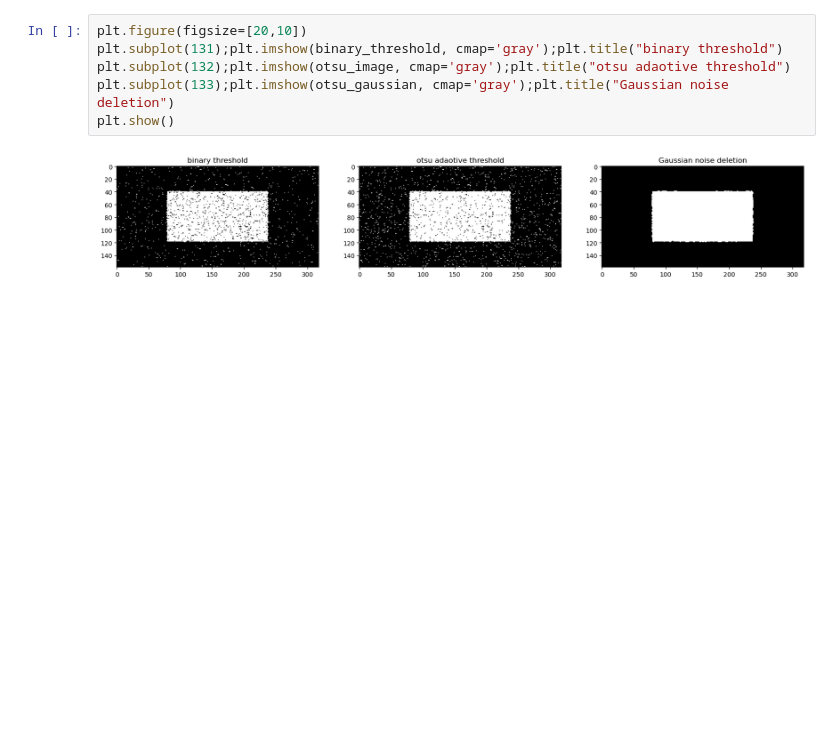
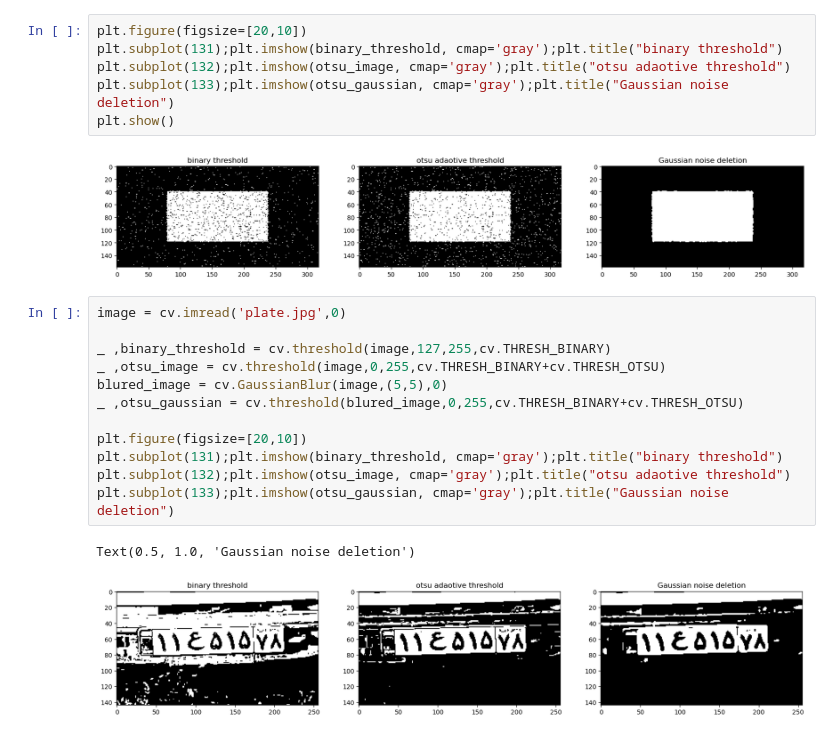
Before and after one commit to Abtinz/Computer-Vision-OpenCV-Yolo, a Jupyter notebook: OpenCV/binary processing/thresholding/otsu/otsu.ipynb, the cells around one changed output. Drawn from its saved outputs; the diff is of its cells as text; blank space fills up the shorter version.

Commit message:
plate example

```diff
--- a/OpenCV/binary processing/thresholding/otsu/otsu.ipynb
+++ b/OpenCV/binary processing/thresholding/otsu/otsu.ipynb
@@ -20,3 +20,18 @@ plt.subplot(133);plt.imshow(otsu_gaussian, cmap='gray');plt.title("Gaussian nois
 plt.show()
 # %% [output]
 [figure]
+# %%
+image = cv.imread('plate.jpg',0)
+
+_ ,binary_threshold = cv.threshold(image,127,255,cv.THRESH_BINARY)
+_ ,otsu_image = cv.threshold(image,0,255,cv.THRESH_BINARY+cv.THRESH_OTSU)
+blured_image = cv.GaussianBlur(image,(5,5),0)
+_ ,otsu_gaussian = cv.threshold(blured_image,0,255,cv.THRESH_BINARY+cv.THRESH_OTSU)
+
+plt.figure(figsize=[20,10])
+plt.subplot(131);plt.imshow(binary_threshold, cmap='gray');plt.title("binary threshold")
+plt.subplot(132);plt.imshow(otsu_image, cmap='gray');plt.title("otsu adaotive threshold")
+plt.subplot(133);plt.imshow(otsu_gaussian, cmap='gray');plt.title("Gaussian noise deletion")
+# %% [output]
+Text(0.5, 1.0, 'Gaussian noise deletion')
+[figure, added]
```
Also changed, not shown: 1 other file.
